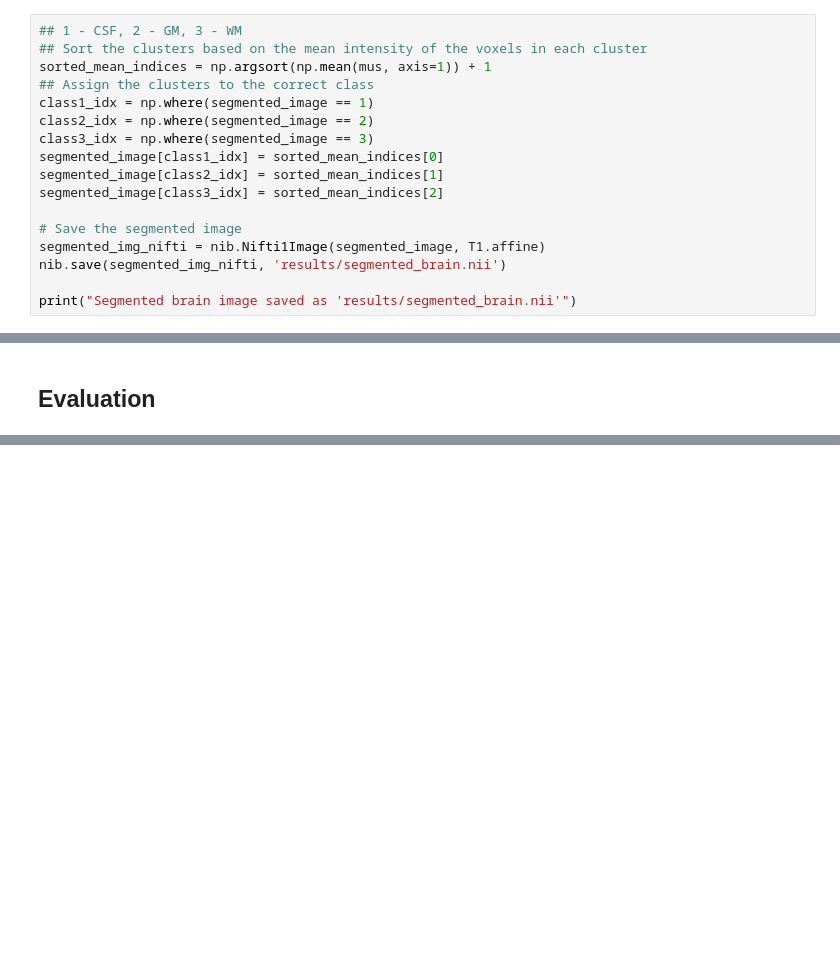
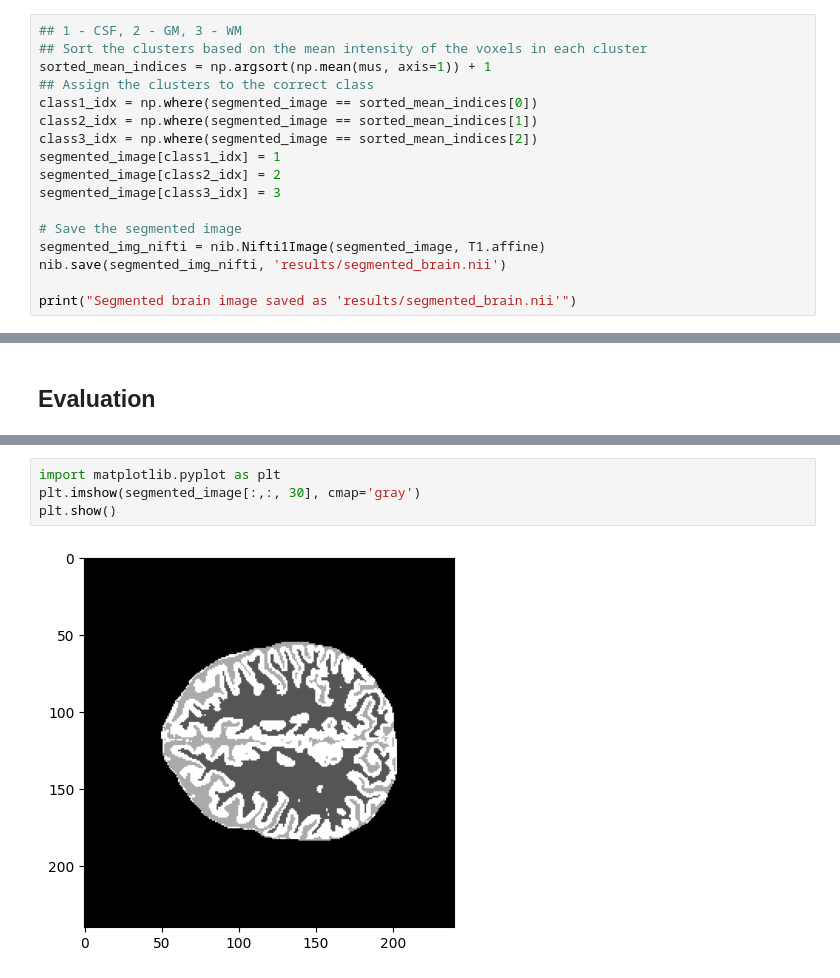
Before and after one commit to huytrnq/ExpectationMaximization, a Jupyter notebook: Exp_Single.ipynb, the cells around one changed output, grey strips where cells are left out. Drawn from its saved outputs; the diff is of its cells as text; blank space fills up the shorter version.

```diff
--- a/Exp_Single.ipynb
+++ b/Exp_Single.ipynb
@@ -74,12 +79,12 @@ segmented_image[brain_voxels_indices] = voxel_assignments + 1  # +1 to make the
 ## Sort the clusters based on the mean intensity of the voxels in each cluster
 sorted_mean_indices = np.argsort(np.mean(mus, axis=1)) + 1
 ## Assign the clusters to the correct class
-class1_idx = np.where(segmented_image == 1)
-class2_idx = np.where(segmented_image == 2)
-class3_idx = np.where(segmented_image == 3)
-segmented_image[class1_idx] = sorted_mean_indices[0]
-segmented_image[class2_idx] = sorted_mean_indices[1]
-segmented_image[class3_idx] = sorted_mean_indices[2]
+class1_idx = np.where(segmented_image == sorted_mean_indices[0])
+class2_idx = np.where(segmented_image == sorted_mean_indices[1])
+class3_idx = np.where(segmented_image == sorted_mean_indices[2])
+segmented_image[class1_idx] = 1
+segmented_image[class2_idx] = 2
+segmented_image[class3_idx] = 3
 
 # Save the segmented image
 segmented_img_nifti = nib.Nifti1Image(segmented_image, T1.affine)
@@ -100,0 +114,6 @@ Average Dice Score:  0.8261749407127645
+# %%
+import matplotlib.pyplot as plt
+plt.imshow(segmented_image[:,:, 30], cmap='gray')
+plt.show()
+# %% [output]
+[figure, added]
```
Also changed, not shown: parts of 6 cells of this notebook, 24 other files.
